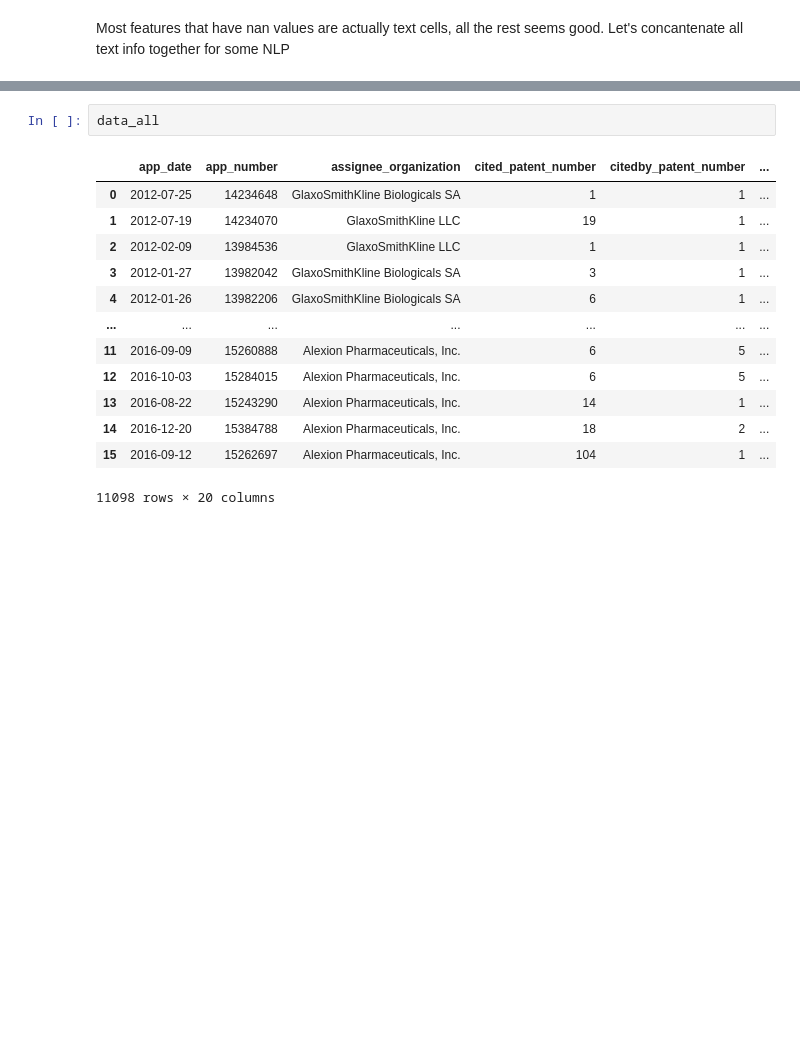
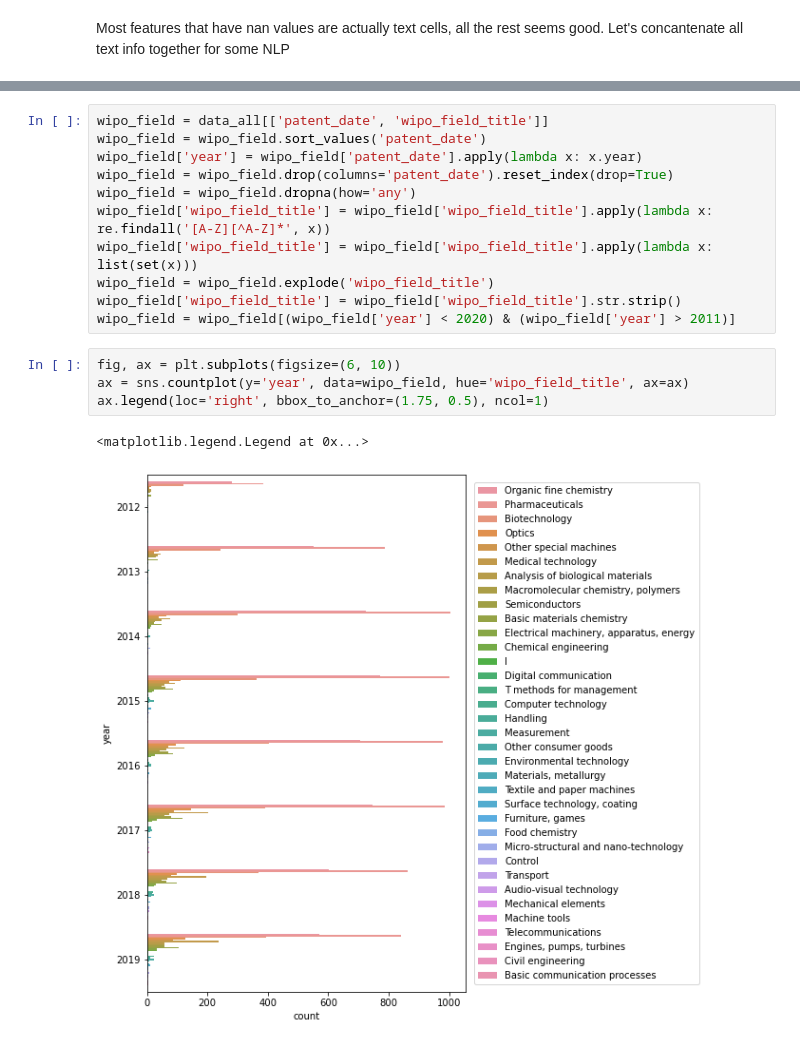
Before and after one commit to wvmrtn/mlf-project, a Jupyter notebook: main_patent_data_clean.ipynb, the cells around one changed output, grey strips where cells are left out. Saved outputs shown, nothing was run; the diff lists cells and outputs as text; blank space fills up the shorter version.

```diff
--- a/main_patent_data_clean.ipynb
+++ b/main_patent_data_clean.ipynb
@@ -54,16 +100,18 @@ ValueError: could not convert string to float: 'num_inventor'
-# %%
-data_all
-# %% [output]
-|  | app_date | app_number | assignee_organization | cited_patent_number | citedby_patent_number | ... |
-| 0 | 2012-07-25 | 14234648 | GlaxoSmithKline Biologicals SA | 1 | 1 | ... |
-| 1 | 2012-07-19 | 14234070 | GlaxoSmithKline LLC | 19 | 1 | ... |
-| 2 | 2012-02-09 | 13984536 | GlaxoSmithKline LLC | 1 | 1 | ... |
-| 3 | 2012-01-27 | 13982042 | GlaxoSmithKline Biologicals SA | 3 | 1 | ... |
-| 4 | 2012-01-26 | 13982206 | GlaxoSmithKline Biologicals SA | 6 | 1 | ... |
-| ... | ... | ... | ... | ... | ... | ... |
-| 11 | 2016-09-09 | 15260888 | Alexion Pharmaceuticals, Inc. | 6 | 5 | ... |
-| 12 | 2016-10-03 | 15284015 | Alexion Pharmaceuticals, Inc. | 6 | 5 | ... |
-| 13 | 2016-08-22 | 15243290 | Alexion Pharmaceuticals, Inc. | 14 | 1 | ... |
-| 14 | 2016-12-20 | 15384788 | Alexion Pharmaceuticals, Inc. | 18 | 2 | ... |
-| 15 | 2016-09-12 | 15262697 | Alexion Pharmaceuticals, Inc. | 104 | 1 | ... |
-11098 rows × 20 columns
+# %%
+wipo_field = data_all[['patent_date', 'wipo_field_title']]
+wipo_field = wipo_field.sort_values('patent_date')
+wipo_field['year'] = wipo_field['patent_date'].apply(lambda x: x.year)
+wipo_field = wipo_field.drop(columns='patent_date').reset_index(drop=True)
+wipo_field = wipo_field.dropna(how='any')
+wipo_field['wipo_field_title'] = wipo_field['wipo_field_title'].apply(lambda x: re.findall('[A-Z][^A-Z]*', x))
+wipo_field['wipo_field_title'] = wipo_field['wipo_field_title'].apply(lambda x: list(set(x)))
+wipo_field = wipo_field.explode('wipo_field_title')
+wipo_field['wipo_field_title'] = wipo_field['wipo_field_title'].str.strip()
+wipo_field = wipo_field[(wipo_field['year'] < 2020) & (wipo_field['year'] > 2011)]
+# %%
+fig, ax = plt.subplots(figsize=(6, 10))
+ax = sns.countplot(y='year', data=wipo_field, hue='wipo_field_title', ax=ax)
+ax.legend(loc='right', bbox_to_anchor=(1.75, 0.5), ncol=1)
+# %% [output]
+<matplotlib.legend.Legend at 0x...>
+[figure, added]
```
Also changed, not shown: parts of 8 cells of this notebook.
